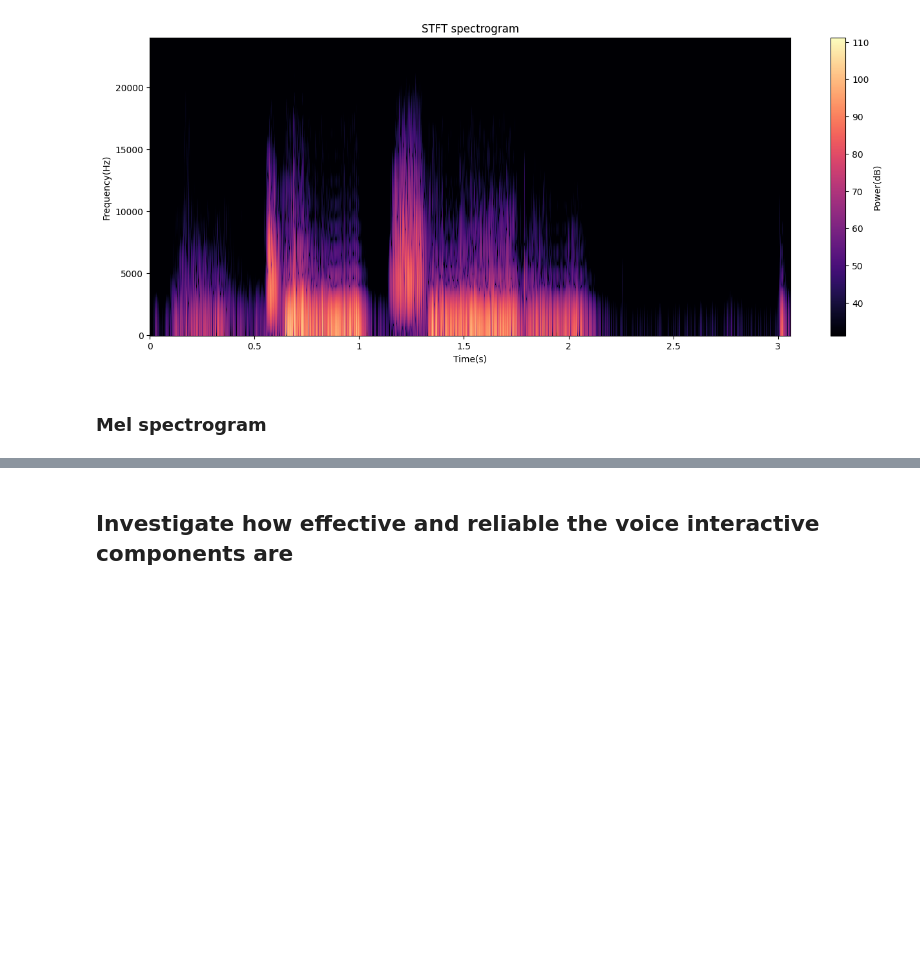
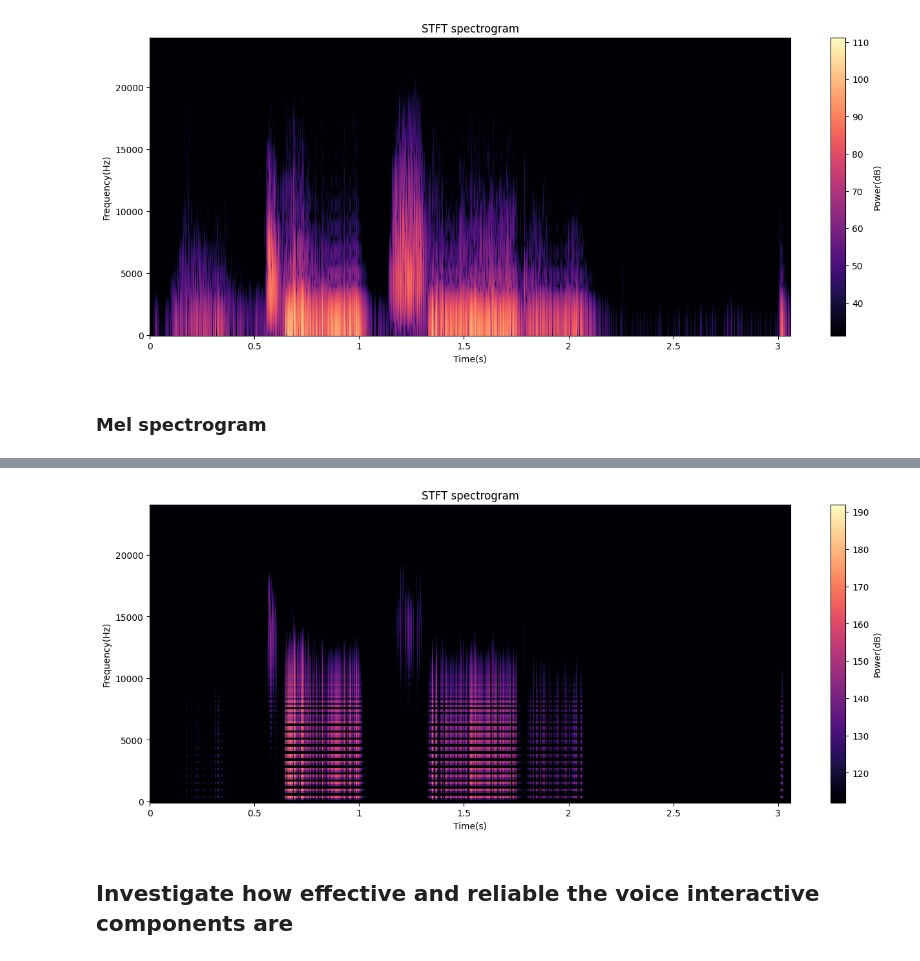
Before and after one commit to Ele975/ML_project2, a Jupyter notebook: AML_project2.ipynb, the cells around one changed output, grey strips where cells are left out. Saved outputs shown, nothing was run; the diff lists cells and outputs as text; code cells hidden in the pictures; blank space fills up the shorter version.

Commit message:
add mel spectrogram, but need to fix it and the one above

```diff
--- a/AML_project2.ipynb
+++ b/AML_project2.ipynb
@@ -522,3 +522,7 @@ plt.show()
 [figure]
 # %% [markdown]
 ### Mel spectrogram
+# %%
+MEL = librosa.feature.melspectrogram(y=audio, sr=sr, n_fft=nr_samples, hop_length=separation, win_length=window)
+print(MEL)
+log_spectrogram_mel = librosa.amplitude_to_db(np.abs(MEL))
@@ -525,3 +543,14 @@ plt.show()
+# %%
+
+fig = plt.figure(figsize=(16, 6))
+librosa.display.specshow(log_spectrogram_mel, sr=sr, hop_length=separation, x_axis="time", y_axis="linear")
+plt.colorbar(label='Power(dB)')
+plt.xlabel('Time(s)')
+plt.ylabel('Frequency(Hz)')
+plt.title("STFT spectrogram")
+plt.show()
+# %% [output]
+[figure, added]
 # %% [markdown]
 ## Investigate how effective and reliable the voice interactive components are
 # %% [markdown]
```
Also changed, not shown: parts of 4 cells of this notebook.
